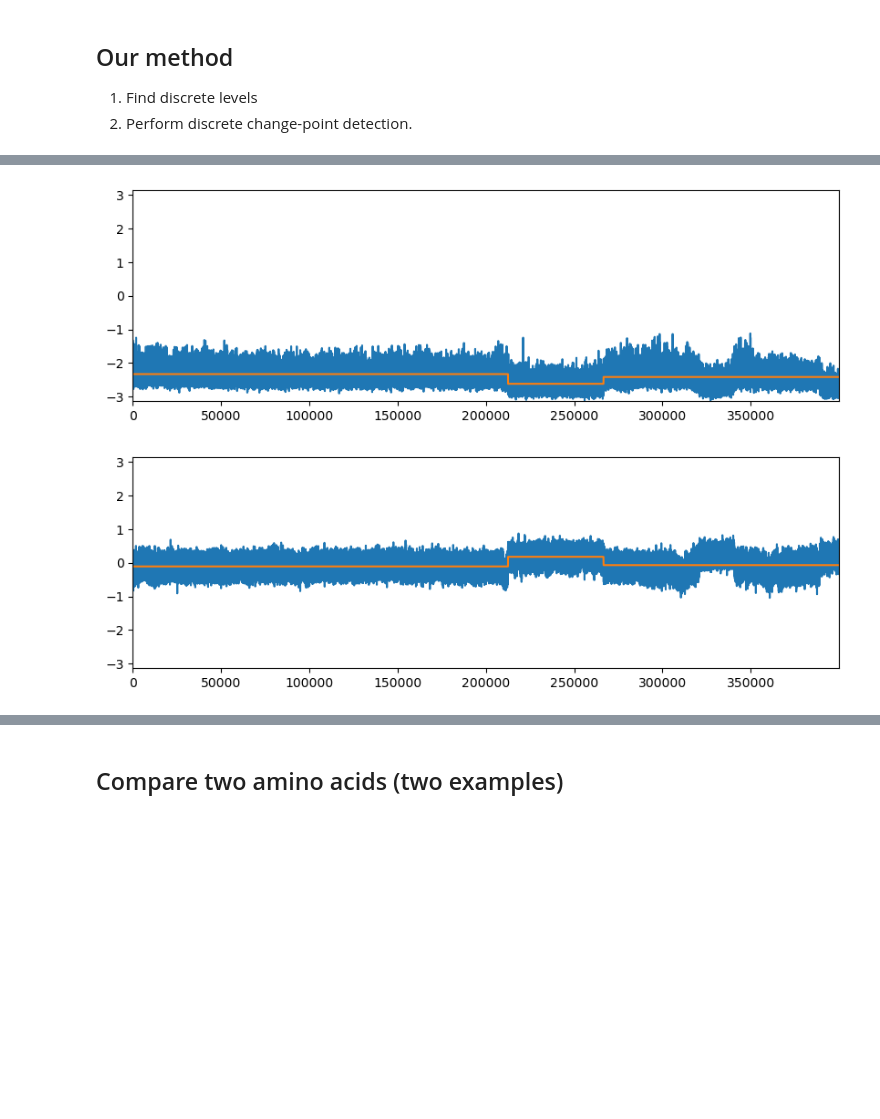
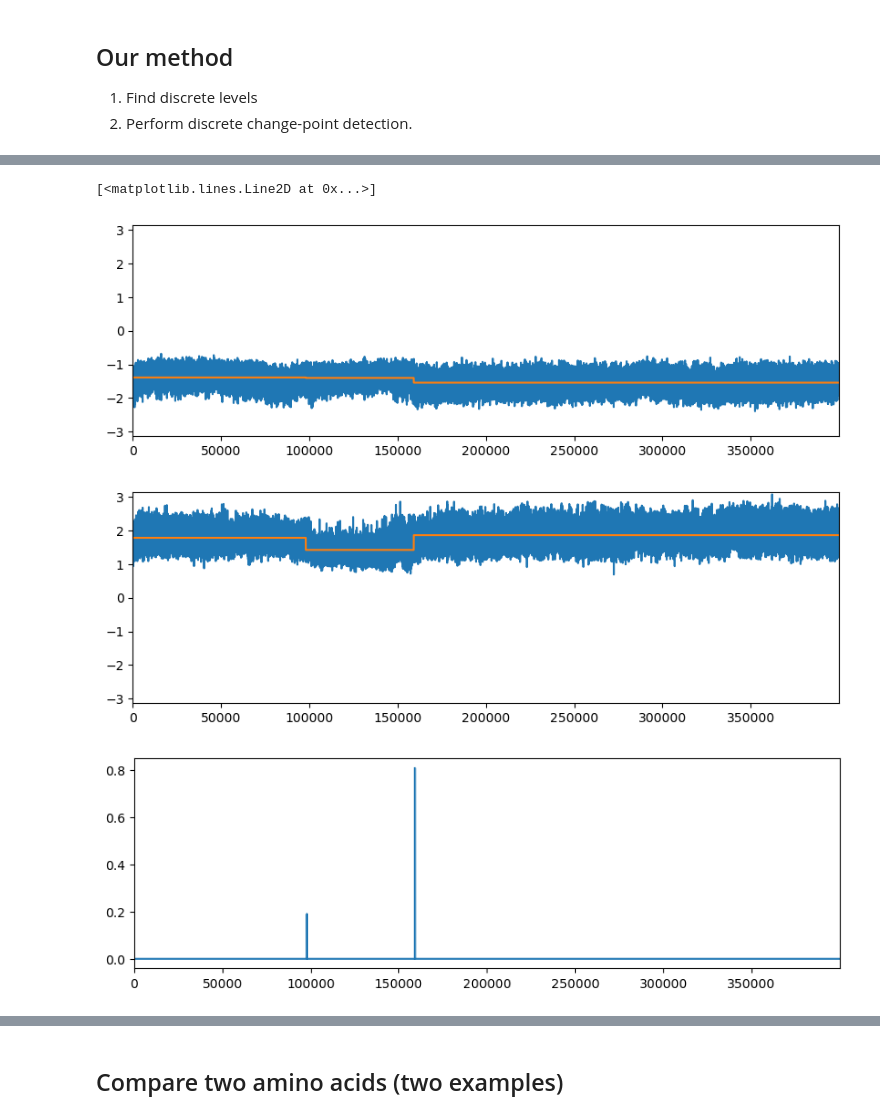
Before and after one commit to deepcharles/circruptures, a Jupyter notebook: notebooks/cpd.ipynb, the cells around one changed output, grey strips where cells are left out. Cells and saved outputs as stored; diff of their text form; code cells hidden in the pictures; blank space fills up the shorter version.

```diff
--- a/notebooks/cpd.ipynb
+++ b/notebooks/cpd.ipynb
@@ -24,7 +25,8 @@ from itertools import combinations
 # set to True if you want to recompute all change points and distances.
 # (this might take several hours)
 RECOMPUTE_BKPS = False
-RECOMPUTE_CLUSTERING = False
+RECOMPUTE_CLUSTERING = True
+WIDTH = 4000
 # %% [markdown]
 ## Load data
 # %%
@@ -85,8 +87,8 @@ amino_acid = 34
 amino_acid = 35
 amino_acid = 628
 amino_acid = 393
-amino_acid = 240
-amino_acid = 412
+amino_acid = 44
+amino_acid = 356 - 1
 signal = all_signals[amino_acid]  # shape (n_samples, 2)
 fig, ax = plt.subplots(figsize=(10, 5))
 ax.plot(signal, alpha=0.5)
@@ -102,7 +104,7 @@ _ = ax.set_ylim(-np.pi, np.pi)
 # %%
 # 2. Perform discrete change-point detection.
 n_samples = signal.shape[0]
-bkps = all_bkps[amino_acid]
+bkps = np.array(all_bkps[amino_acid])
 n_bkps = len(bkps) - 1
 print(f"{ n_bkps = }")
 # %% [output]
@@ -121,12 +122,19 @@ print(f"{ n_bkps = }")
 # %%
 # Plot first dimension and its approximation
 approx = get_approx(signal, bkps)
 for dim in range(2):
     fig, ax = plt.subplots(figsize=(10, 3))
     ax.plot(signal[:, dim])
     ax.plot(approx[:, dim])
     ax.set_xmargin(0)
     _ = ax.set_ylim(-np.pi, np.pi)
+
+distrib = convert_bkps_to_distrib(signal, bkps, width=WIDTH)
+fig, ax = plt.subplots(figsize=(10, 3))
+ax.set_xmargin(0)
+ax.plot(distrib)
 # %% [output]
+[<matplotlib.lines.Line2D at 0x...>]
-[figure, old version]
+[figure, new version]
-[figure, old version]
+[figure, new version]
+[figure, added]
```
Also changed, not shown: parts of 12 cells of this notebook, 8 other files.
